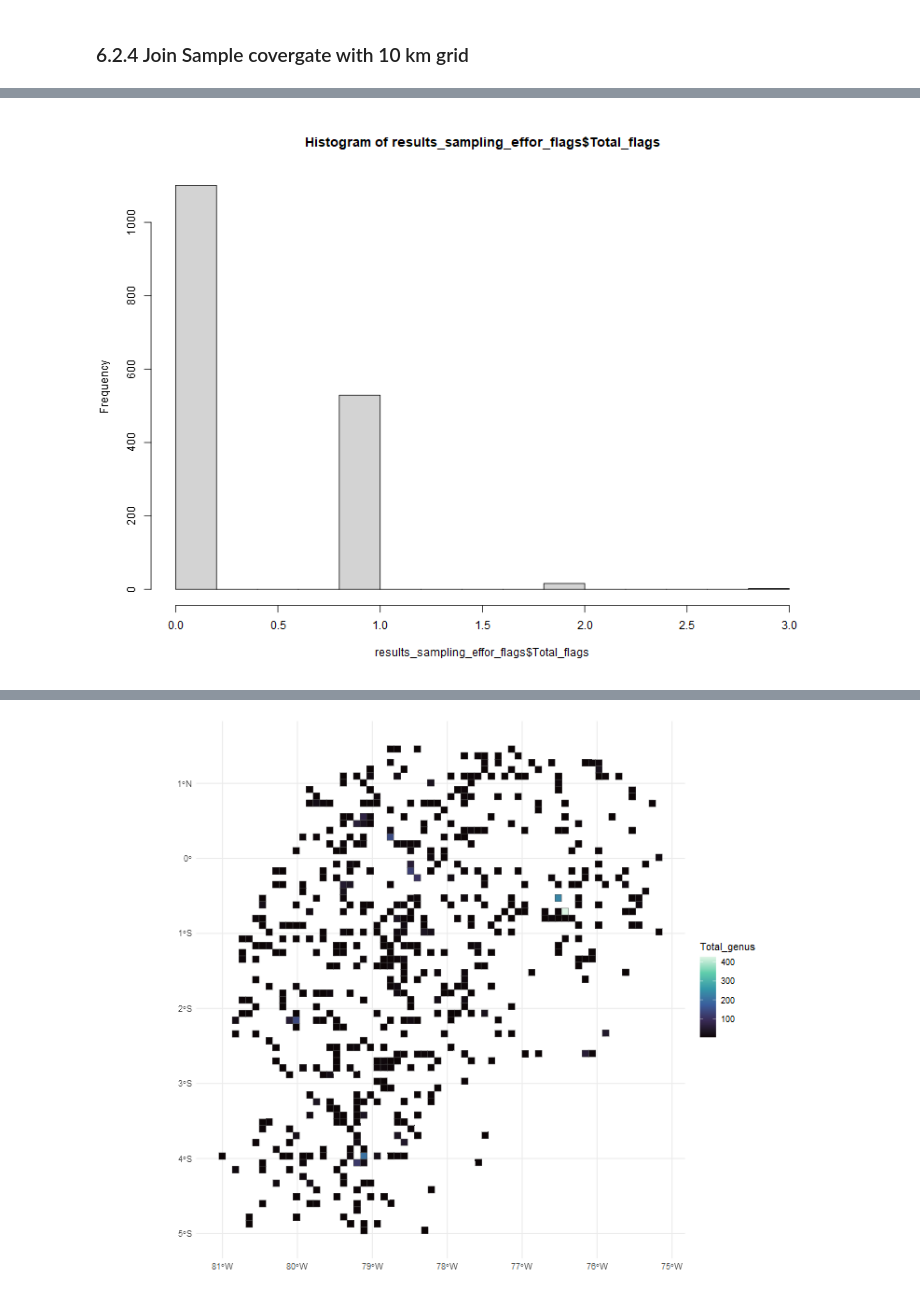
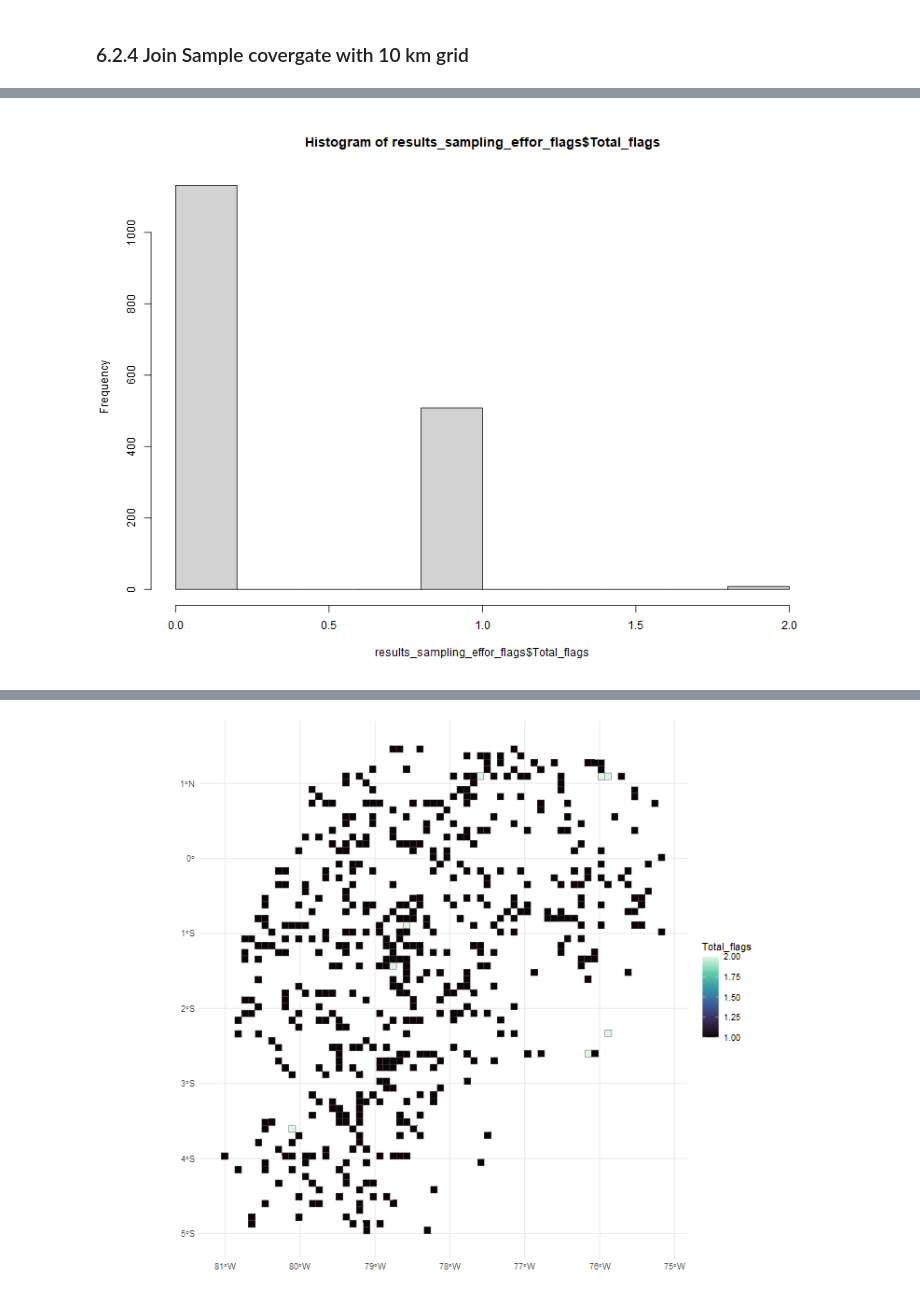
Before and after one commit to daningMontano/Spatial_insect_diversity, a Jupyter notebook: Samplig_coverage.ipynb, the cells around one changed output, grey strips where cells are left out. Saved outputs shown, nothing was run; the diff lists cells and outputs as text; code cells hidden in the pictures.

```diff
--- a/Samplig_coverage.ipynb
+++ b/Samplig_coverage.ipynb
@@ -816,10 +816,10 @@ results_sampling_effor
 
 results_sampling_effor_flags <- results_sampling_effor %>%
   mutate(
-    flag_Samplig_coverage = if_else(!is.na(Samplig_coverage) & Samplig_coverage >= 0.7, 1, 0),
+    flag_Samplig_coverage = if_else(!is.na(Samplig_coverage) & Samplig_coverage >= 0.9, 1, 0),
     flag_slope            = if_else(!is.na(slope) & slope <= 1, 1, 0),
-    flag_completeness     = if_else(!is.na(completeness) & completeness >= 70, 1, 0),
-    flag_ratio_rg         = if_else(!is.na(ratio_RG) & ratio_RG >= 10, 1, 0),
+    flag_completeness     = if_else(!is.na(completeness) & completeness >= 90, 1, 0),
+    flag_ratio_rg         = if_else(!is.na(ratio_RG) & ratio_RG >= 15, 1, 0),
     Total_flags           = flag_Samplig_coverage + flag_slope+flag_completeness  +flag_ratio_rg
   )
 
@@ -845,7 +845,7 @@ results_sampling_effor_flags
 # %%
 hist(results_sampling_effor_flags$Total_flags)
 # %% [output]
-[figure, old version]
+[figure, new version]
 # %%
 grid_10km_samping <- grid_10km %>%
   left_join(results_sampling_effor_flags, by = "id_10km")
@@ -870,12 +870,12 @@ First 10 features:
 9                 NA            NA          NA POLYGON ((-81.31951 1.59578...
 10                NA            NA          NA POLYGON ((-81.3195 1.505318...
 # %%
-filtrado = grid_10km_samping %>%
-  filter(Total_flags>= 1 )
+grid_10km_samping_filter = grid_10km_samping %>%
+  filter(Total_flags>=1 )
 
 ggplot(filtrado) +
-geom_sf(aes(fill = Total_genus ), color = "grey30", size = 0.1) +
+geom_sf(aes(fill = Total_flags ), color = "grey30", size = 0.1) +
 scale_fill_viridis_c(option = "mako") +
 theme_minimal()
 # %% [output]
-[figure, old version]
+[figure, new version]
```
Also changed, not shown: parts of 5 cells of this notebook.
